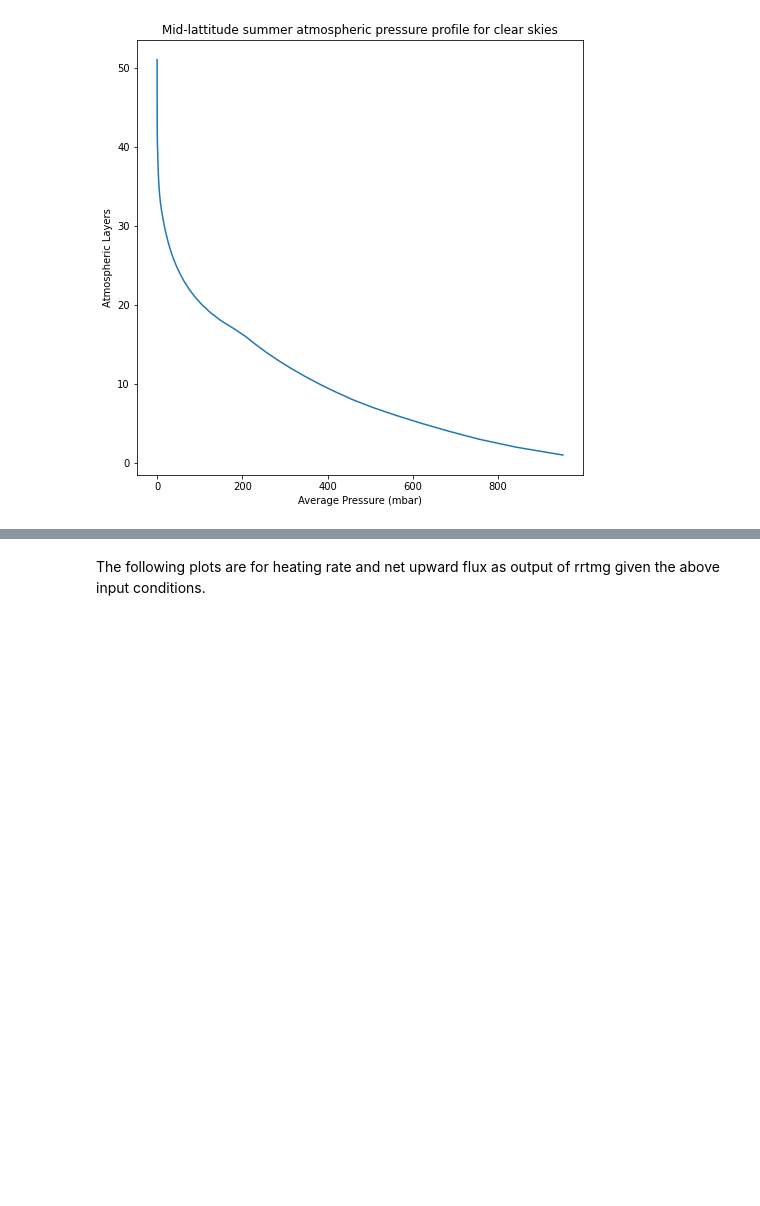
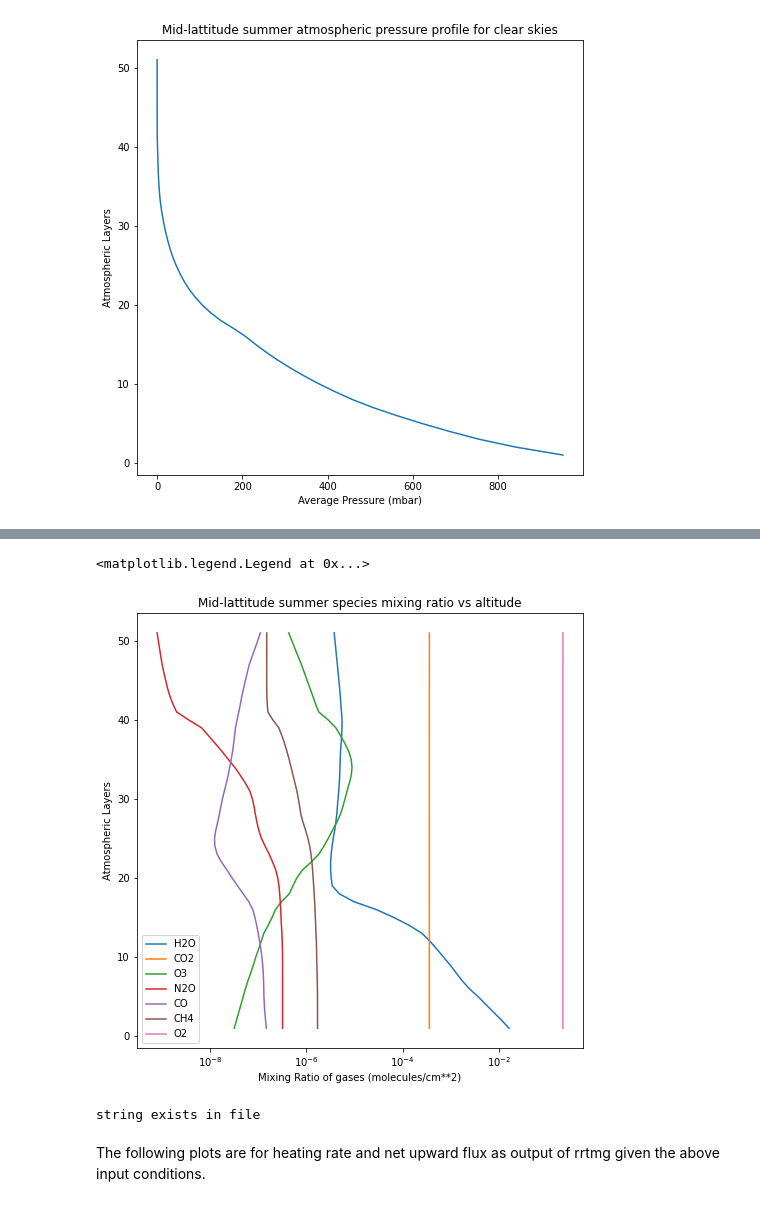
Before and after one commit to SennDegrare/RRTMG_LW_outputs, a Jupyter notebook: Longwave-rrtm-read.ipynb, the cells around one changed output, grey strips where cells are left out. Saved outputs shown, nothing was run; the diff lists cells and outputs as text; code cells hidden in the pictures; blank space fills up the shorter version.

```diff
--- a/Longwave-rrtm-read.ipynb
+++ b/Longwave-rrtm-read.ipynb
@@ -175,0 +188,12 @@ Text(0.5, 1.0, 'Mid-lattitude summer atmospheric pressure vs temperature profile
+# %%
+fig, ax = plt.subplots(figsize=(8,8))
+for k in range(0,7):
+    ax.plot(input_mls[4][:,k], output_51l[0])
+ax.set_xlabel('Mixing Ratio of gases (molecules/cm**2)')
+ax.set_ylabel('Atmospheric Layers')
+ax.set_xscale('log')
+ax.set_title('Mid-lattitude summer species mixing ratio vs altitude')
+ax.legend(['H2O','CO2','O3','N2O','CO','CH4','O2'])
+# %% [output]
+<matplotlib.legend.Legend at 0x...>
+[figure, added]
@@ -176,3 +225,8 @@ Text(0.5, 1.0, 'Mid-lattitude summer atmospheric pressure vs temperature profile
+# %%
+output_51l = rrtmg_lw_output_read(51,file[0],return_bands()[16]) #Midlattitude summer sky, clear conditions, 51 layers
+# print(output_51l[0])
+# %% [output]
+string exists in file
 # %% [markdown]
 The following plots are for heating rate and net upward flux as output of rrtmg given the above input conditions.
 # %%
```
Also changed, not shown: parts of 15 cells of this notebook.
